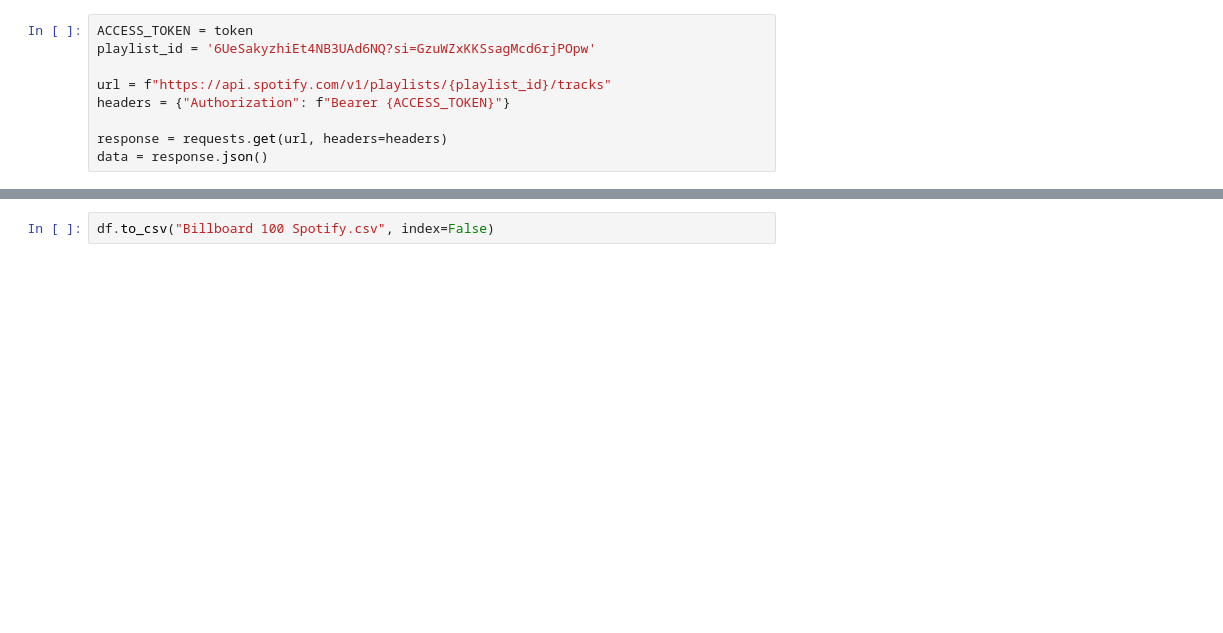
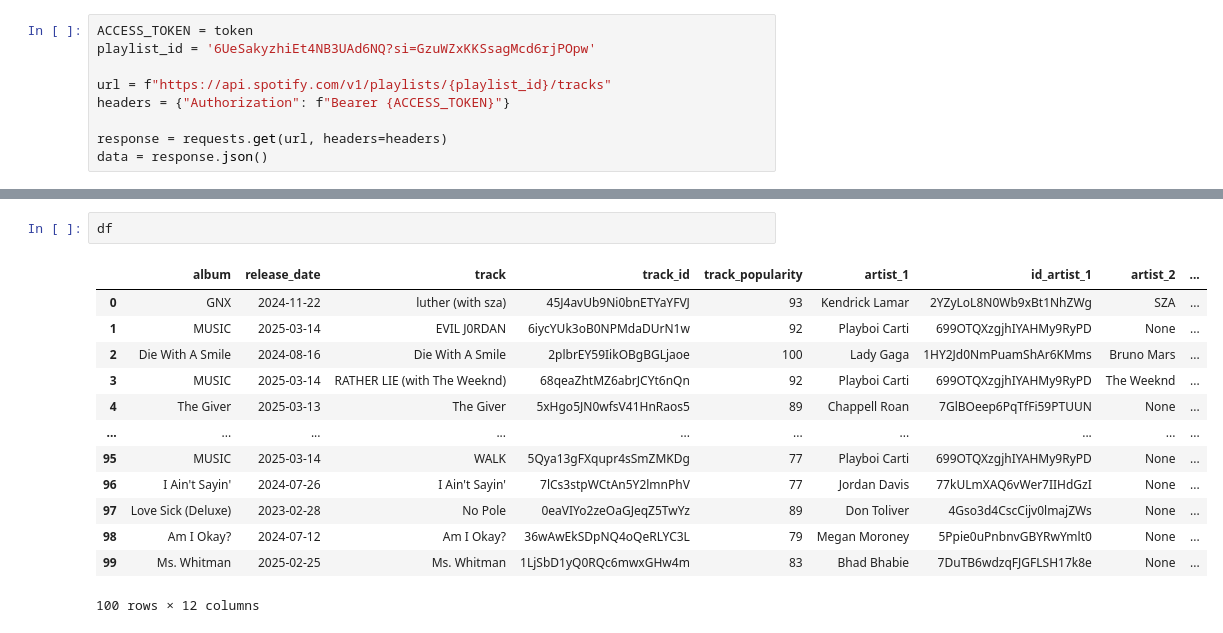
Before and after one commit to frqwuzhere/spotify_data, a Jupyter notebook: spotify.ipynb, the cells around one changed output, grey strips where cells are left out. Drawn from its saved outputs; the diff is of its cells as text; blank space fills up the shorter version.

```diff
--- a/spotify.ipynb
+++ b/spotify.ipynb
@@ -138,2 +159,16 @@ df[df['track'] == "APT."]
-# %%
-df.to_csv("Billboard 100 Spotify.csv", index=False)
+# %%
+df
+# %% [output]
+|  | album | release_date | track | track_id | track_popularity | artist_1 | id_artist_1 | artist_2 | ... |
+| 0 | GNX | 2024-11-22 | luther (with sza) | 45J4avUb9Ni0bnETYaYFVJ | 93 | Kendrick Lamar | 2YZyLoL8N0Wb9xBt1NhZWg | SZA | ... |
+| 1 | MUSIC | 2025-03-14 | EVIL J0RDAN | 6iycYUk3oB0NPMdaDUrN1w | 92 | Playboi Carti | 699OTQXzgjhIYAHMy9RyPD | None | ... |
+| 2 | Die With A Smile | 2024-08-16 | Die With A Smile | 2plbrEY59IikOBgBGLjaoe | 100 | Lady Gaga | 1HY2Jd0NmPuamShAr6KMms | Bruno Mars | ... |
+| 3 | MUSIC | 2025-03-14 | RATHER LIE (with The Weeknd) | 68qeaZhtMZ6abrJCYt6nQn | 92 | Playboi Carti | 699OTQXzgjhIYAHMy9RyPD | The Weeknd | ... |
+| 4 | The Giver | 2025-03-13 | The Giver | 5xHgo5JN0wfsV41HnRaos5 | 89 | Chappell Roan | 7GlBOeep6PqTfFi59PTUUN | None | ... |
+| ... | ... | ... | ... | ... | ... | ... | ... | ... | ... |
+| 95 | MUSIC | 2025-03-14 | WALK | 5Qya13gFXqupr4sSmZMKDg | 77 | Playboi Carti | 699OTQXzgjhIYAHMy9RyPD | None | ... |
+| 96 | I Ain't Sayin' | 2024-07-26 | I Ain't Sayin' | 7lCs3stpWCtAn5Y2lmnPhV | 77 | Jordan Davis | 77kULmXAQ6vWer7IIHdGzI | None | ... |
+| 97 | Love Sick (Deluxe) | 2023-02-28 | No Pole | 0eaVIYo2zeOaGJeqZ5TwYz | 89 | Don Toliver | 4Gso3d4CscCijv0lmajZWs | None | ... |
+| 98 | Am I Okay? | 2024-07-12 | Am I Okay? | 36wAwEkSDpNQ4oQeRLYC3L | 79 | Megan Moroney | 5Ppie0uPnbnvGBYRwYmlt0 | None | ... |
+| 99 | Ms. Whitman | 2025-02-25 | Ms. Whitman | 1LjSbD1yQ0RQc6mwxGHw4m | 83 | Bhad Bhabie | 7DuTB6wdzqFJGFLSH17k8e | None | ... |
+100 rows × 12 columns
```
Also changed, not shown: parts of 10 cells of this notebook.
